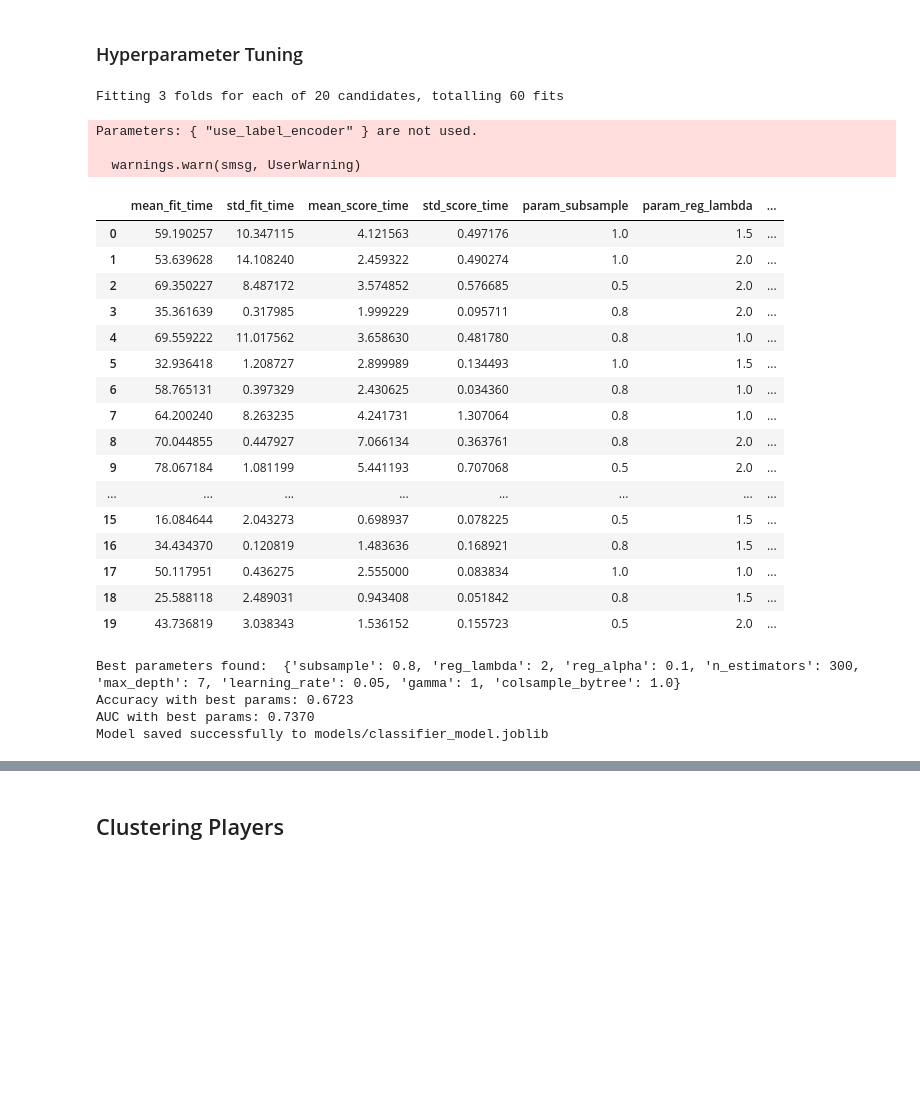
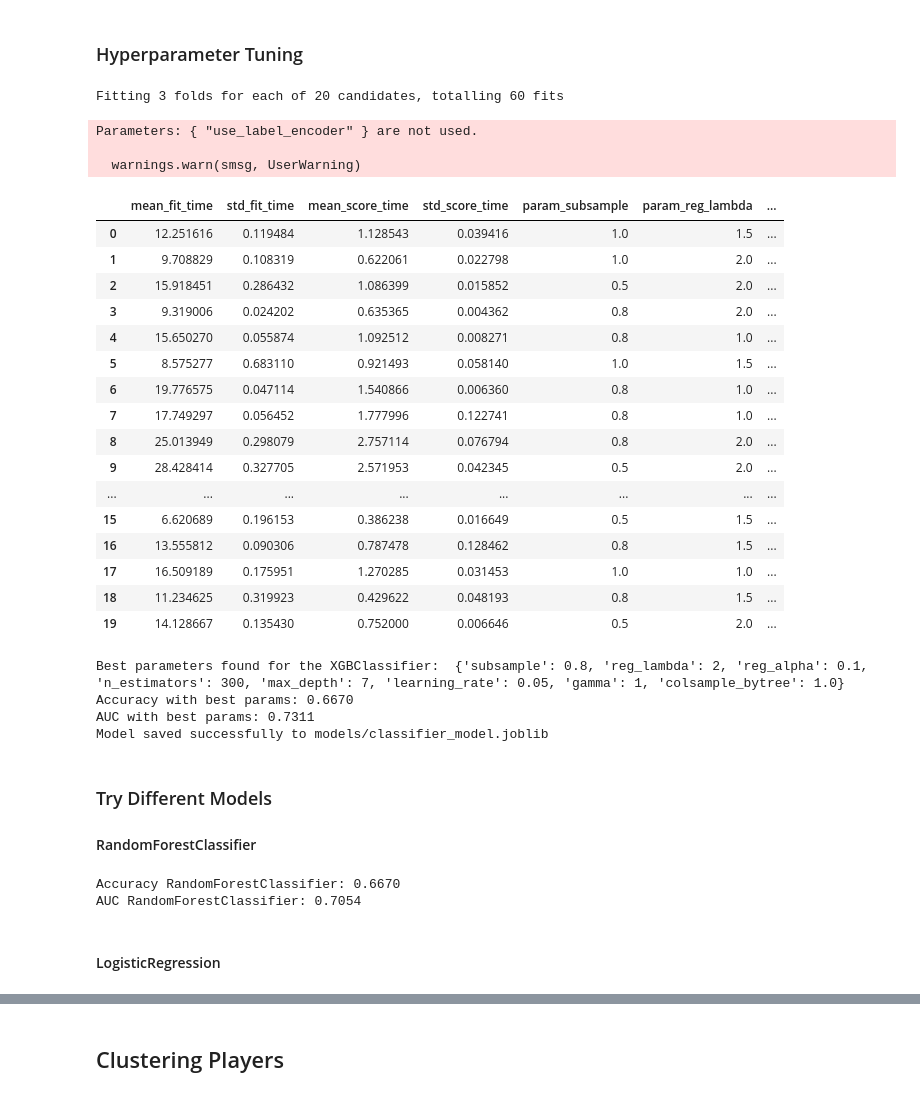
Before and after one commit to suxrobGM/aoe4-matchmaking, a Jupyter notebook: notebooks/build_model.ipynb, the cells around one changed output, grey strips where cells are left out. Drawn from its saved outputs; the diff is of its cells as text; code cells hidden in the pictures; blank space fills up the shorter version.

```diff
--- a/src/notebook.ipynb
+++ b/notebooks/build_model.ipynb
@@ -808,52 +813,82 @@ random_search = RandomizedSearchCV(
     verbose=1,
     random_state=42,
     n_jobs=-1  # use all available CPU cores
 )
 
 random_search.fit(X_train, y_train)
 
 display(pd.DataFrame(random_search.cv_results_))
 
 # Print the best parameters found
-print("Best parameters found: ", random_search.best_params_)
+print("Best parameters found for the XGBClassifier: ", random_search.best_params_)
 
 # Evaluate using the best model
 classifier_best_model = random_search.best_estimator_
 y_pred_proba = classifier_best_model.predict_proba(X_test)[:,1]
 y_pred = (y_pred_proba >= 0.5).astype(int)
 
 accuracy = accuracy_score(y_test, y_pred)
 auc = roc_auc_score(y_test, y_pred_proba)
 
 print(f"Accuracy with best params: {accuracy:.4f}")
 print(f"AUC with best params: {auc:.4f}")
 
 # Save the best model
-joblib.dump(classifier_best_model, "..\models\classifier_model.joblib")
+joblib.dump(classifier_best_model, "../models/classifier_model.joblib")
 print("Model saved successfully to models/classifier_model.joblib")
 # %% [output]
 Fitting 3 folds for each of 20 candidates, totalling 60 fits
 Parameters: { "use_label_encoder" } are not used.
 
   warnings.warn(smsg, UserWarning)
 |  | mean_fit_time | std_fit_time | mean_score_time | std_score_time | param_subsample | param_reg_lambda | ... |
-| 0 | 59.190257 | 10.347115 | 4.121563 | 0.497176 | 1.0 | 1.5 | ... |
-| 1 | 53.639628 | 14.108240 | 2.459322 | 0.490274 | 1.0 | 2.0 | ... |
-| 2 | 69.350227 | 8.487172 | 3.574852 | 0.576685 | 0.5 | 2.0 | ... |
-| 3 | 35.361639 | 0.317985 | 1.999229 | 0.095711 | 0.8 | 2.0 | ... |
-| 4 | 69.559222 | 11.017562 | 3.658630 | 0.481780 | 0.8 | 1.0 | ... |
-| 5 | 32.936418 | 1.208727 | 2.899989 | 0.134493 | 1.0 | 1.5 | ... |
-| 6 | 58.765131 | 0.397329 | 2.430625 | 0.034360 | 0.8 | 1.0 | ... |
-| 7 | 64.200240 | 8.263235 | 4.241731 | 1.307064 | 0.8 | 1.0 | ... |
-| 8 | 70.044855 | 0.447927 | 7.066134 | 0.363761 | 0.8 | 2.0 | ... |
-| 9 | 78.067184 | 1.081199 | 5.441193 | 0.707068 | 0.5 | 2.0 | ... |
+| 0 | 12.251616 | 0.119484 | 1.128543 | 0.039416 | 1.0 | 1.5 | ... |
+| 1 | 9.708829 | 0.108319 | 0.622061 | 0.022798 | 1.0 | 2.0 | ... |
+| 2 | 15.918451 | 0.286432 | 1.086399 | 0.015852 | 0.5 | 2.0 | ... |
+| 3 | 9.319006 | 0.024202 | 0.635365 | 0.004362 | 0.8 | 2.0 | ... |
+| 4 | 15.650270 | 0.055874 | 1.092512 | 0.008271 | 0.8 | 1.0 | ... |
+| 5 | 8.575277 | 0.683110 | 0.921493 | 0.058140 | 1.0 | 1.5 | ... |
+| 6 | 19.776575 | 0.047114 | 1.540866 | 0.006360 | 0.8 | 1.0 | ... |
+| 7 | 17.749297 | 0.056452 | 1.777996 | 0.122741 | 0.8 | 1.0 | ... |
+| 8 | 25.013949 | 0.298079 | 2.757114 | 0.076794 | 0.8 | 2.0 | ... |
+| 9 | 28.428414 | 0.327705 | 2.571953 | 0.042345 | 0.5 | 2.0 | ... |
 | ... | ... | ... | ... | ... | ... | ... | ... |
-| 15 | 16.084644 | 2.043273 | 0.698937 | 0.078225 | 0.5 | 1.5 | ... |
-| 16 | 34.434370 | 0.120819 | 1.483636 | 0.168921 | 0.8 | 1.5 | ... |
-| 17 | 50.117951 | 0.436275 | 2.555000 | 0.083834 | 1.0 | 1.0 | ... |
-| 18 | 25.588118 | 2.489031 | 0.943408 | 0.051842 | 0.8 | 1.5 | ... |
-| 19 | 43.736819 | 3.038343 | 1.536152 | 0.155723 | 0.5 | 2.0 | ... |
+| 15 | 6.620689 | 0.196153 | 0.386238 | 0.016649 | 0.5 | 1.5 | ... |
+| 16 | 13.555812 | 0.090306 | 0.787478 | 0.128462 | 0.8 | 1.5 | ... |
+| 17 | 16.509189 | 0.175951 | 1.270285 | 0.031453 | 1.0 | 1.0 | ... |
+| 18 | 11.234625 | 0.319923 | 0.429622 | 0.048193 | 0.8 | 1.5 | ... |
+| 19 | 14.128667 | 0.135430 | 0.752000 | 0.006646 | 0.5 | 2.0 | ... |
-Best parameters found:  {'subsample': 0.8, 'reg_lambda': 2, 'reg_alpha': 0.1, 'n_estimators': 300, 'max_depth': 7, 'learning_rate': 0.05, 'gamma': 1, 'colsample_bytree': 1.0}
-Accuracy with best params: 0.6723
-AUC with best params: 0.7370
+Best parameters found for the XGBClassifier:  {'subsample': 0.8, 'reg_lambda': 2, 'reg_alpha': 0.1, 'n_estimators': 300, 'max_depth': 7, 'learning_rate': 0.05, 'gamma': 1, 'colsample_bytree': 1.0}
+Accuracy with best params: 0.6670
+AUC with best params: 0.7311
 Model saved successfully to models/classifier_model.joblib
+# %% [markdown]
+### Try Different Models
+#### RandomForestClassifier
+# %%
+from sklearn.ensemble import RandomForestClassifier
+
+# Initialize RandomForestClassifier with some basic parameters. You can tune these.
+rf_model = RandomForestClassifier(
+    n_estimators=100,
+    random_state=42,
+    n_jobs=-1
+)
+
+# Train the model
+rf_model.fit(X_train, y_train)
+
+# Predict probabilities for evaluation
+y_pred_proba = rf_model.predict_proba(X_test)[:,1]
+
+# Evaluate
+accuracy = accuracy_score(y_test, y_pred)
+auc = roc_auc_score(y_test, y_pred_proba)
+
+print(f"Accuracy RandomForestClassifier: {accuracy:.4f}")
+print(f"AUC RandomForestClassifier: {auc:.4f}")
+# %% [output]
+Accuracy RandomForestClassifier: 0.6670
+AUC RandomForestClassifier: 0.7054
+# %% [markdown]
+#### LogisticRegression
```
Also changed, not shown: parts of 7 cells of this notebook, 12 other files.
